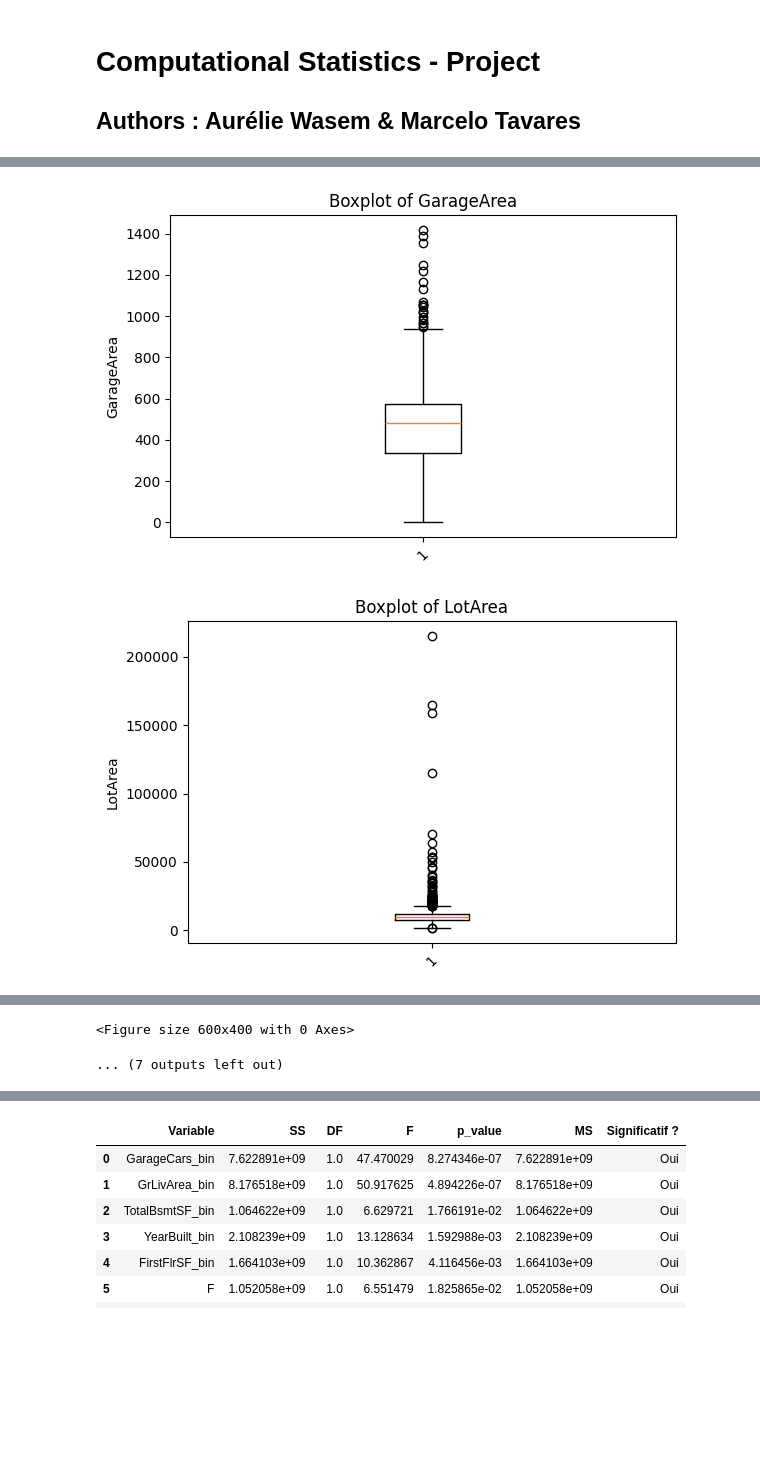
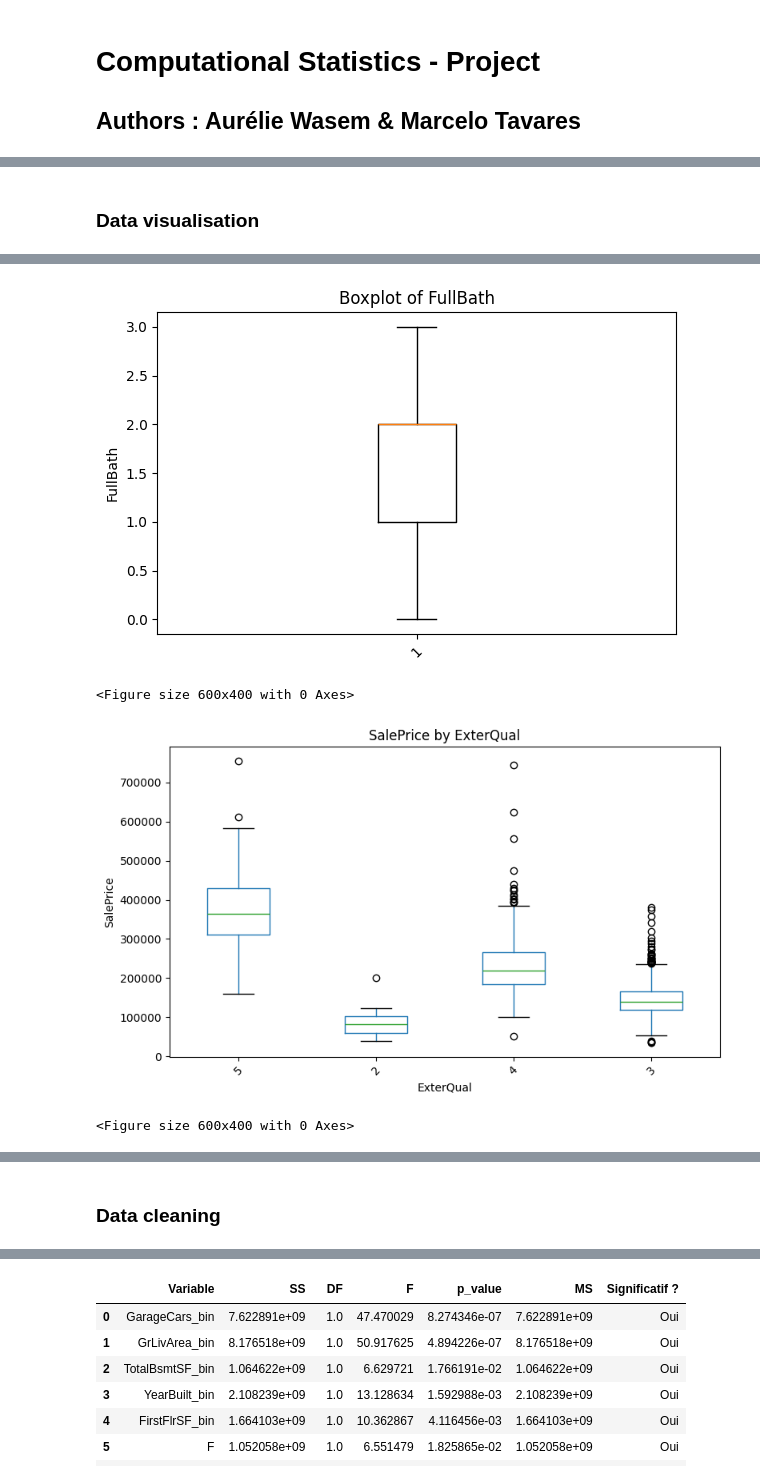
Before and after one commit to decimoplays/CStat-Project, a Jupyter notebook: cstat-project.ipynb, the cells around one changed output, grey strips where cells are left out. Drawn from its saved outputs; the diff is of its cells as text; code cells hidden in the pictures; blank space fills up the shorter version.

```diff
--- a/cstat-project.ipynb
+++ b/cstat-project.ipynb
@@ -82,7 +91,4 @@ salePrice = 'SalePrice'
 # %%
-# Encodage des variables catégorielles
-df_encoded = pd.get_dummies(train_df, drop_first=True, dtype=int)
-
 # Calculer la matrice de corrélation
 corr_matrix = df_encoded.corr(numeric_only=True).abs()
 
@@ -92,7 +98,7 @@ upper = corr_matrix.where(
 )
 
 # Trouver les colonnes à supprimer (fortement corrélées)
-to_drop = [column for column in upper.columns if any(upper[column] > 0.9)]
+to_drop = [column for column in upper.columns if any(upper[column] > 0.75)]
 
 # Supprimer ces colonnes du DataFrame
 df_encoded = df_encoded.drop(columns=to_drop)
@@ -151,9 +159,8 @@ grades = {
 }
 
 # Création du DataFrame filtré avec uniquement les top features
-top_features_df = df_encoded[top_features].drop(columns=['ExterQual_Gd','KitchenQual_TA','OverallQual_8'])
+top_features_df = df_encoded[top_features].drop(columns=['ExterQual_Gd','OverallQual_8'])
 top_features_df['ExterQual'] = train_df['ExterQual'].map(grades).astype('category')
-top_features_df['KitchenQual'] = train_df['KitchenQual'].map(grades).astype('category')
 top_features_df['OverallQual'] = train_df['OverallQual']
 top_features_df['SalePrice'] = y
 
@@ -175,3 +182,5 @@ top_features_df
+# %% [markdown]
+### Data visualisation
 # %%
 # Parcourir toutes les colonnes
 for column in top_features_df.columns:
@@ -183,7 +192,7 @@ for column in top_features_df.columns:
         plt.ylabel(column)
     else:
         # Boxplot SalePrice par modalité pour les colonnes qualitatives
-        if salePrice in top_features_df.columns:
+        if "SalePrice" in top_features_df.columns:
             try:
                 top_features_df.boxplot(column='SalePrice', by=column, grid=False, figsize=(8, 5))
                 plt.title(f'SalePrice by {column}')
@@ -196,8 +205,6 @@ for column in top_features_df.columns:
     plt.tight_layout()
     plt.show()
     plt.close()
-
-print(top_features_df.dtypes)
 # %% [output]
 [figure]
 [figure]
@@ -210,2 +217,4 @@ print(top_features_df.dtypes)
-[figure, old version]
+[figure, new version]
+<Figure size 600x400 with 0 Axes>
-[figure, old version]
+[figure, new version]
+<Figure size 600x400 with 0 Axes>
@@ -213,2 +221,0 @@ print(top_features_df.dtypes)
-<Figure size 600x400 with 0 Axes>
-... (7 outputs left out)
@@ -215,3 +223,5 @@ print(top_features_df.dtypes)
+# %% [markdown]
+### Data cleaning
 # %%
 # Fonction pour détecter les outliers via la méthode IQR
 def detect_outliers_iqr(data):
```
Also changed, not shown: parts of 46 cells of this notebook.
